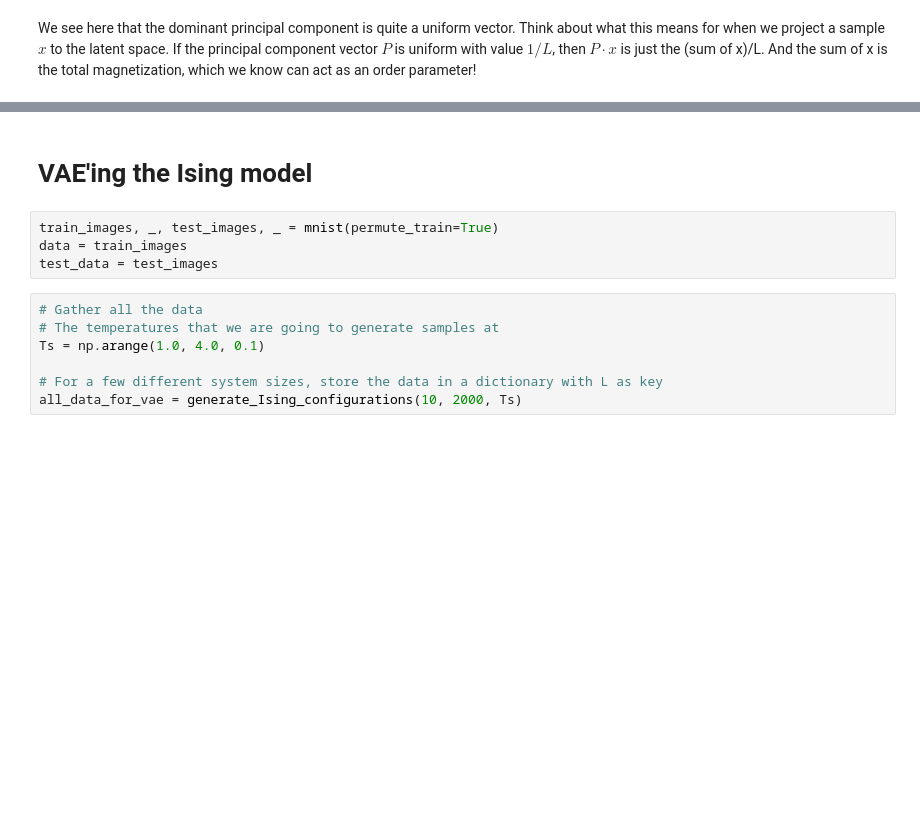
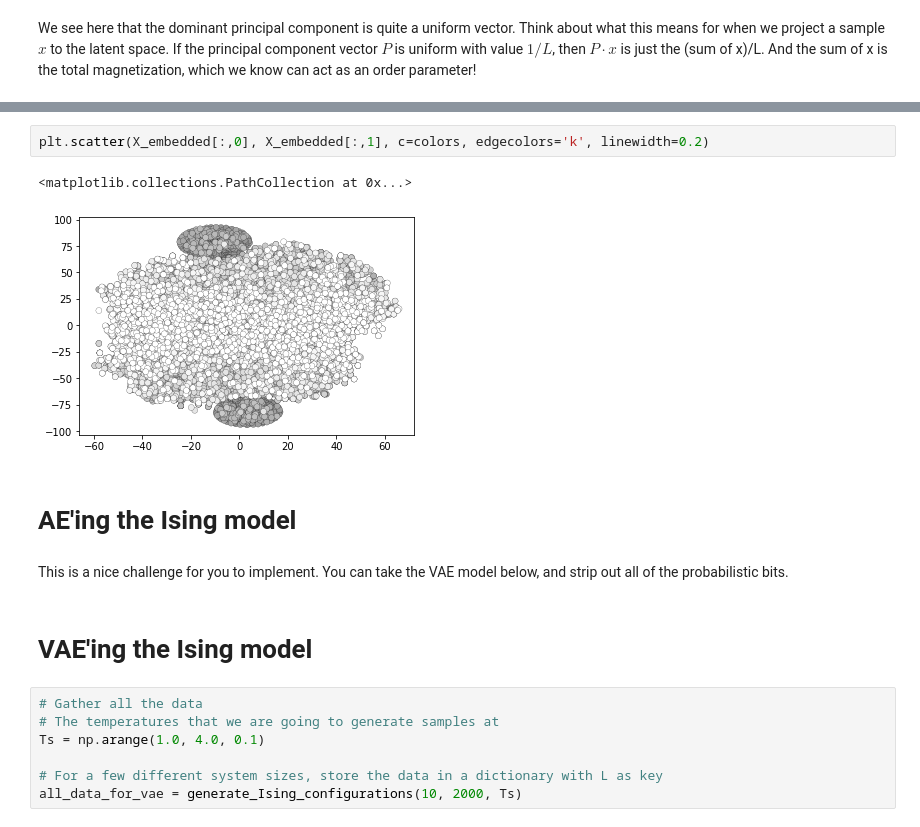
Before and after one commit to CRC183-summer-school/school_2021, a Jupyter notebook: notebooks/EvN_Lecture_2.ipynb, the cells around one changed output, grey strips where cells are left out. Drawn from its saved outputs; the diff is of its cells as text; blank space fills up the shorter version.

```diff
--- a/notebooks/EvN_Lecture_2.ipynb
+++ b/notebooks/EvN_Lecture_2.ipynb
@@ -123,9 +137,14 @@ We see here that the dominant principal component is quite a uniform vector. Thi
+# %%
+plt.scatter(X_embedded[:,0], X_embedded[:,1], c=colors, edgecolors='k', linewidth=0.2)
+# %% [output]
+<matplotlib.collections.PathCollection at 0x...>
+[figure, added]
+# %% [markdown]
+# AE'ing the Ising model
+# %% [markdown]
+This is a nice challenge for you to implement. You can take the VAE model below, and strip out all of the probabilistic bits.
 # %% [markdown]
 # VAE'ing the Ising model
-# %%
-train_images, _, test_images, _ = mnist(permute_train=True)
-data = train_images
-test_data = test_images
 # %%
 # Gather all the data
 # The temperatures that we are going to generate samples at
```
Also changed, not shown: parts of 29 cells of this notebook.
